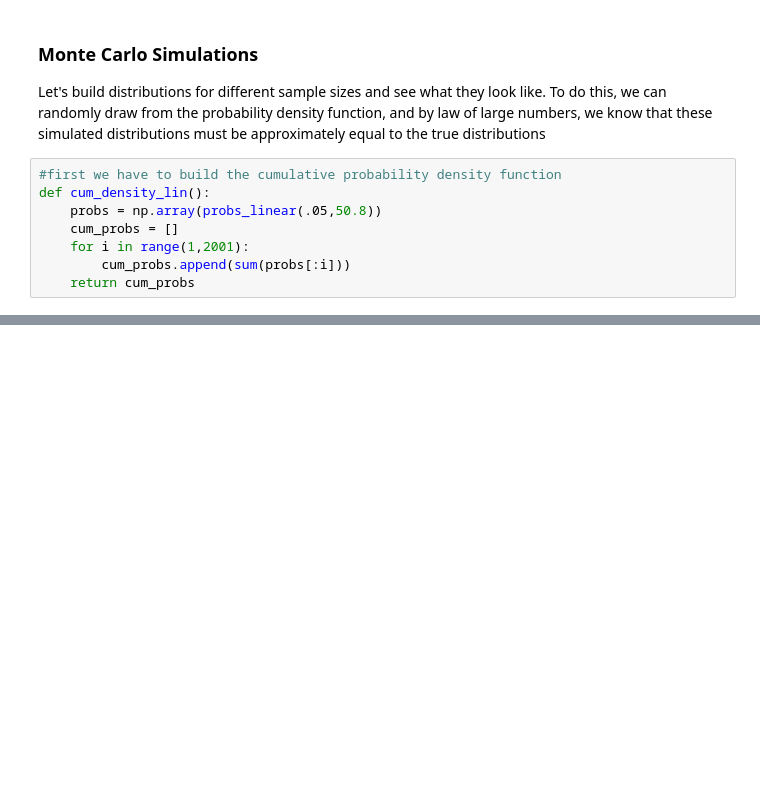
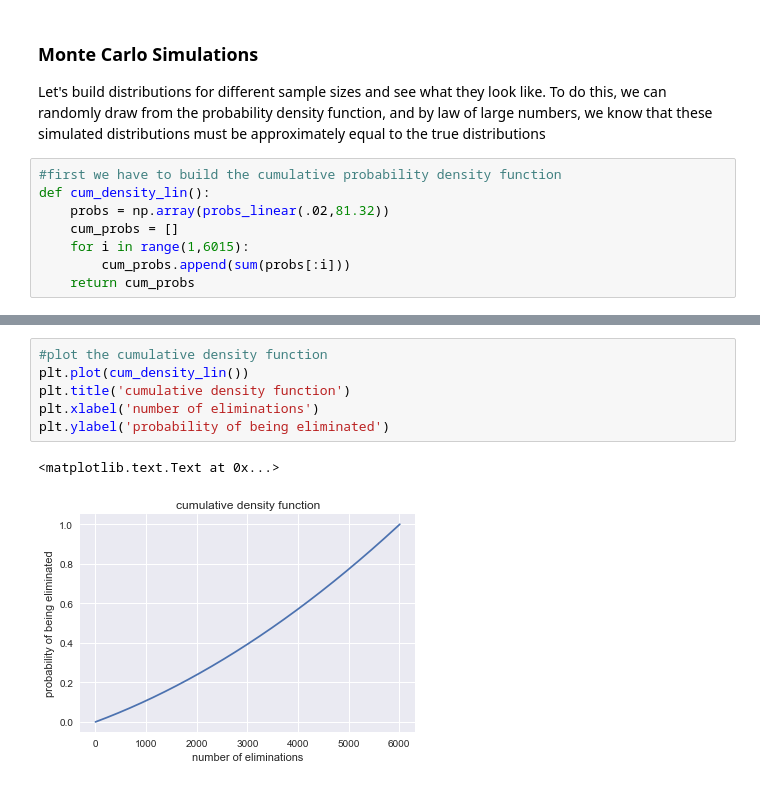
Before and after one commit to andrewadelson92/poker_variance_analysis, a Jupyter notebook: poker_variance.ipynb, the cells around one changed output, grey strips where cells are left out. Saved outputs shown, nothing was run; the diff lists cells and outputs as text; blank space fills up the shorter version.

```diff
--- a/poker_variance.ipynb
+++ b/poker_variance.ipynb
@@ -114,8 +122,8 @@ we know that these simulated distributions must be approximately equal to the tr
 # %%
 #first we have to build the cumulative probability density function
 def cum_density_lin():
-    probs = np.array(probs_linear(.05,50.8))
+    probs = np.array(probs_linear(.02,81.32))
     cum_probs = []
-    for i in range(1,2001):
+    for i in range(1,6015):
         cum_probs.append(sum(probs[:i]))
     return cum_probs
@@ -127,0 +130,9 @@ print cum_density_lin()
+# %%
+#plot the cumulative density function
+plt.plot(cum_density_lin())
+plt.title('cumulative density function')
+plt.xlabel('number of eliminations')
+plt.ylabel('probability of being eliminated')
+# %% [output]
+<matplotlib.text.Text at 0x...>
+[figure, added]
```
Also changed, not shown: parts of 30 cells of this notebook.
